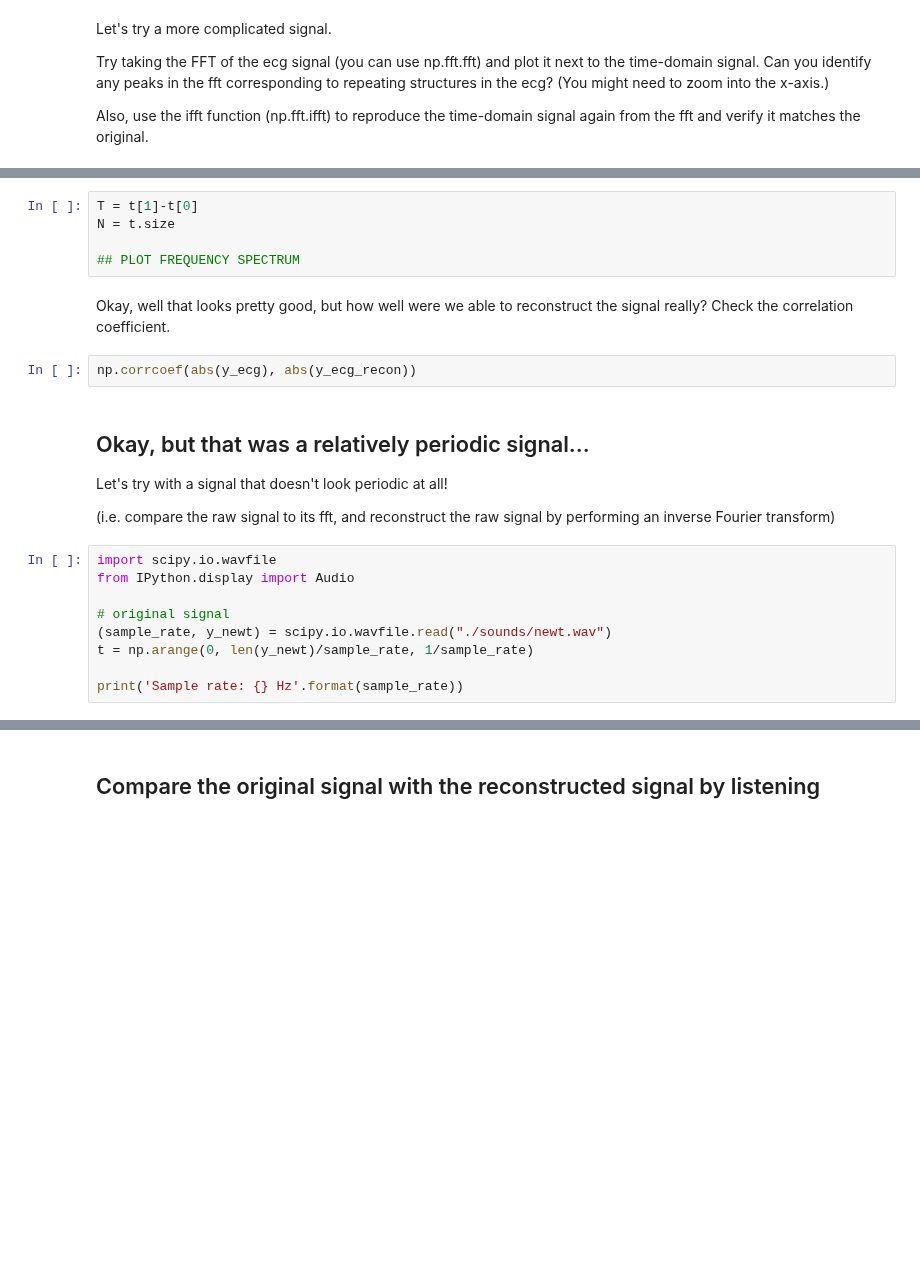
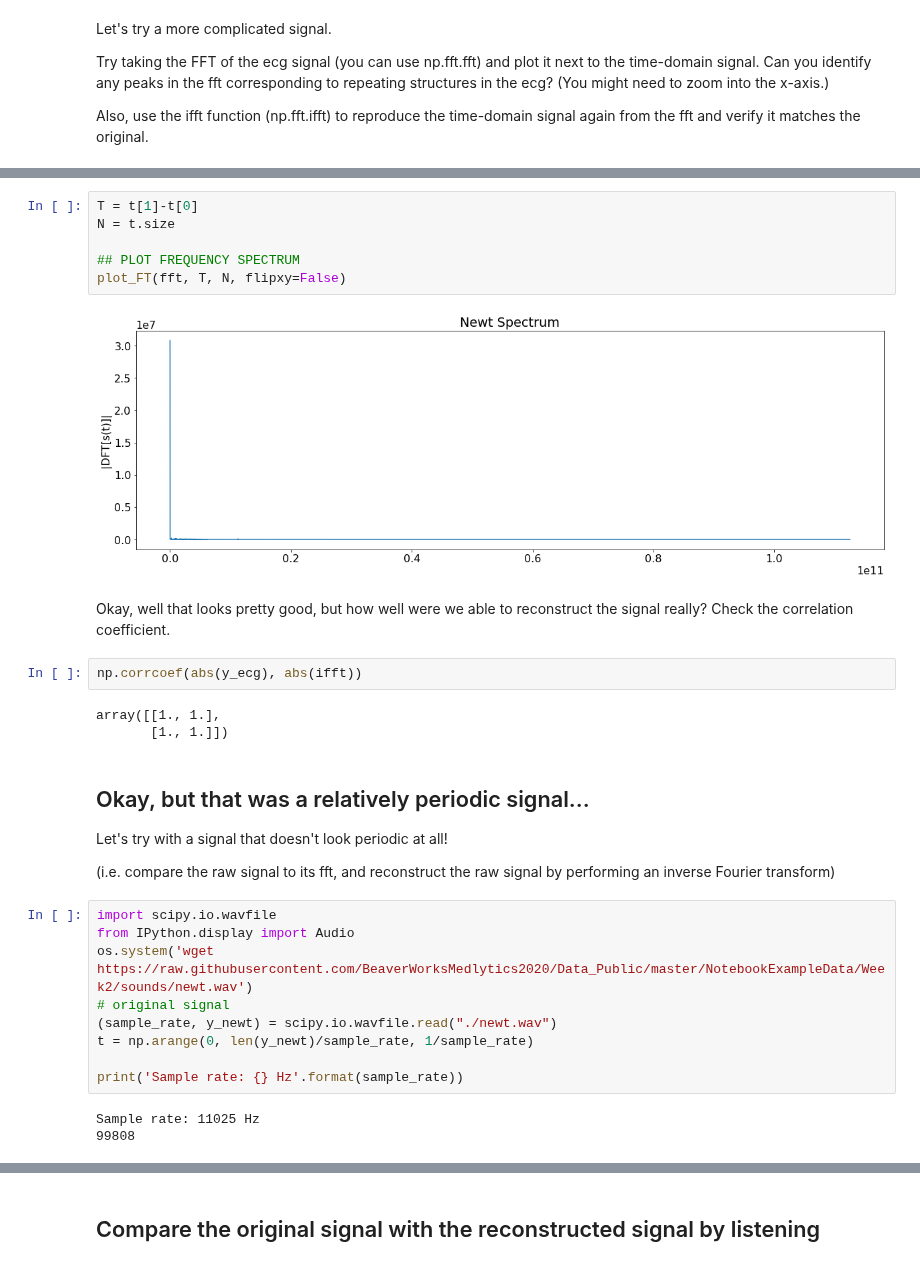
Before and after one commit to anaaparamesh/Week2_Public, a Jupyter notebook: Notebooks/03_FourierTransforms/FourierTransforms_Exercises.ipynb, the cells around one changed output, grey strips where cells are left out. Cells and saved outputs as stored; diff of their text form; blank space fills up the shorter version.

```diff
--- a/Notebooks/03_FourierTransforms/FourierTransforms_Exercises.ipynb
+++ b/Notebooks/03_FourierTransforms/FourierTransforms_Exercises.ipynb
@@ -124,12 +205,18 @@ y_ecg = np.loadtxt('https://raw.githubusercontent.com/BeaverWorksMedlytics2020/D
 # %%
 T = t[1]-t[0]
 N = t.size
 
 ## PLOT FREQUENCY SPECTRUM
+plot_FT(fft, T, N, flipxy=False)
+# %% [output]
+[figure, added]
 # %% [markdown]
 Okay, well that looks pretty good, but how well were we able to reconstruct the signal really? Check the correlation coefficient.
 # %%
-np.corrcoef(abs(y_ecg), abs(y_ecg_recon))
+np.corrcoef(abs(y_ecg), abs(ifft))
+# %% [output]
+array([[1., 1.],
+       [1., 1.]])
 # %% [markdown]
 ## Okay, but that was a relatively periodic signal...
 Let's try with a signal that doesn't look periodic at all!
@@ -138,12 +225,15 @@ Let's try with a signal that doesn't look periodic at all!
 # %%
 import scipy.io.wavfile
 from IPython.display import Audio
-
+os.system('wget https://raw.githubusercontent.com/BeaverWorksMedlytics2020/Data_Public/master/NotebookExampleData/Week2/sounds/newt.wav')
 # original signal
-(sample_rate, y_newt) = scipy.io.wavfile.read("./sounds/newt.wav")
+(sample_rate, y_newt) = scipy.io.wavfile.read("./newt.wav")
 t = np.arange(0, len(y_newt)/sample_rate, 1/sample_rate)
 
 print('Sample rate: {} Hz'.format(sample_rate))
+# %% [output]
+Sample rate: 11025 Hz
+99808
 # %%
 ## PLOT FREQUENCY SPECTRUM
 
```
Also changed, not shown: parts of 16 cells of this notebook.
